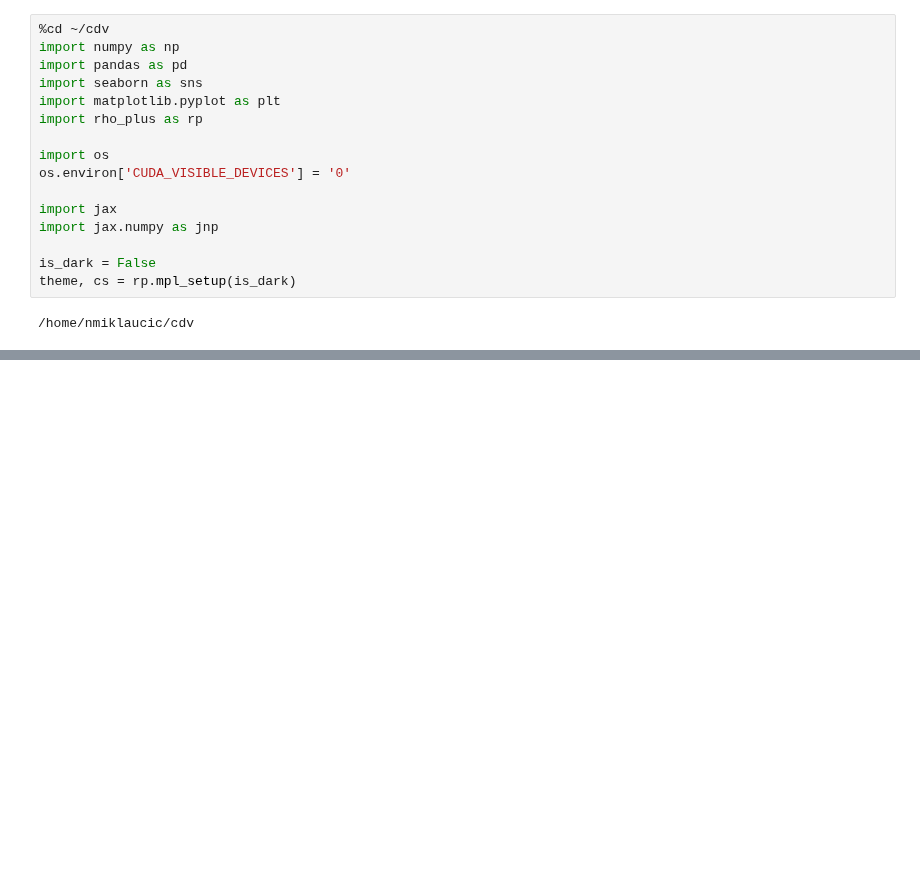
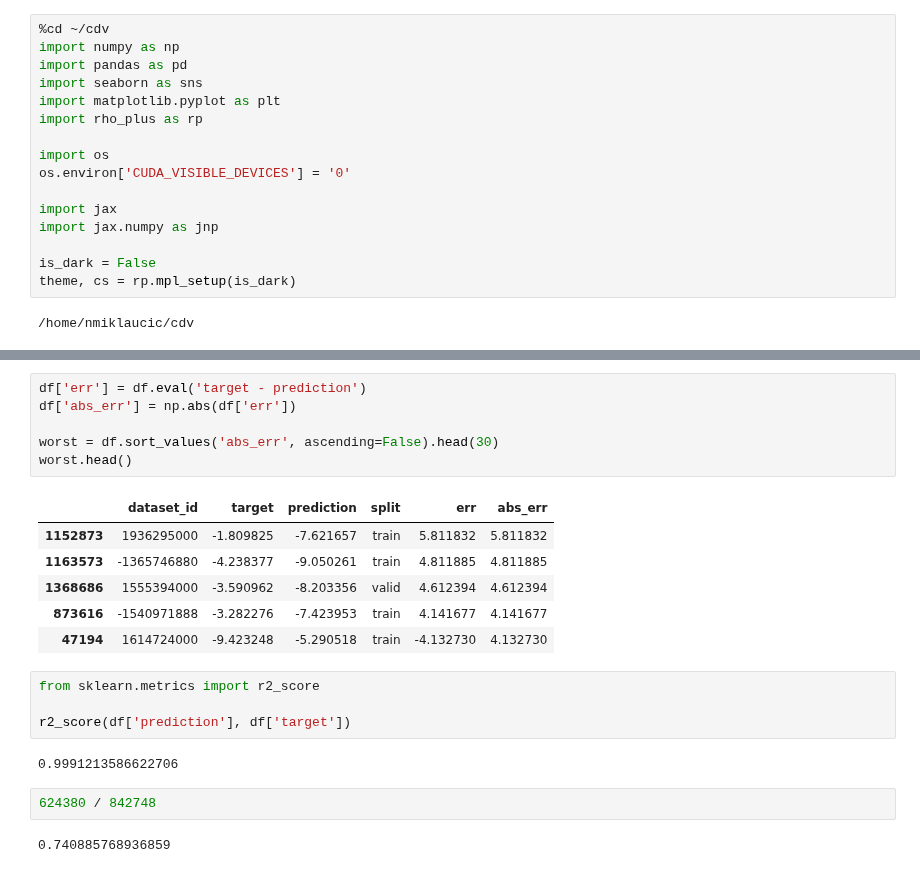
Before and after one commit to nicholas-miklaucic/facet, a Jupyter notebook: notebooks/figures.ipynb, the cells around one changed output, grey strips where cells are left out. Saved outputs shown, nothing was run; the diff lists cells and outputs as text; blank space fills up the shorter version.

```diff
--- a/notebooks/figures.ipynb
+++ b/notebooks/figures.ipynb
@@ -50,0 +38,23 @@ cg: CrystalGraphs = sum(cgs[1:], start=cgs[0])
+# %%
+df['err'] = df.eval('target - prediction')
+df['abs_err'] = np.abs(df['err'])
+
+worst = df.sort_values('abs_err', ascending=False).head(30)
+worst.head()
+# %% [output]
+|  | dataset_id | target | prediction | split | err | abs_err |
+| 1152873 | 1936295000 | -1.809825 | -7.621657 | train | 5.811832 | 5.811832 |
+| 1163573 | -1365746880 | -4.238377 | -9.050261 | train | 4.811885 | 4.811885 |
+| 1368686 | 1555394000 | -3.590962 | -8.203356 | valid | 4.612394 | 4.612394 |
+| 873616 | -1540971888 | -3.282276 | -7.423953 | train | 4.141677 | 4.141677 |
+| 47194 | 1614724000 | -9.423248 | -5.290518 | train | -4.132730 | 4.132730 |
+# %%
+from sklearn.metrics import r2_score
+
+r2_score(df['prediction'], df['target'])
+# %% [output]
+0.9991213586622706
+# %%
+624380 / 842748
+# %% [output]
+0.740885768936859
```
Also changed, not shown: parts of 10 cells of this notebook, 10 other files.
